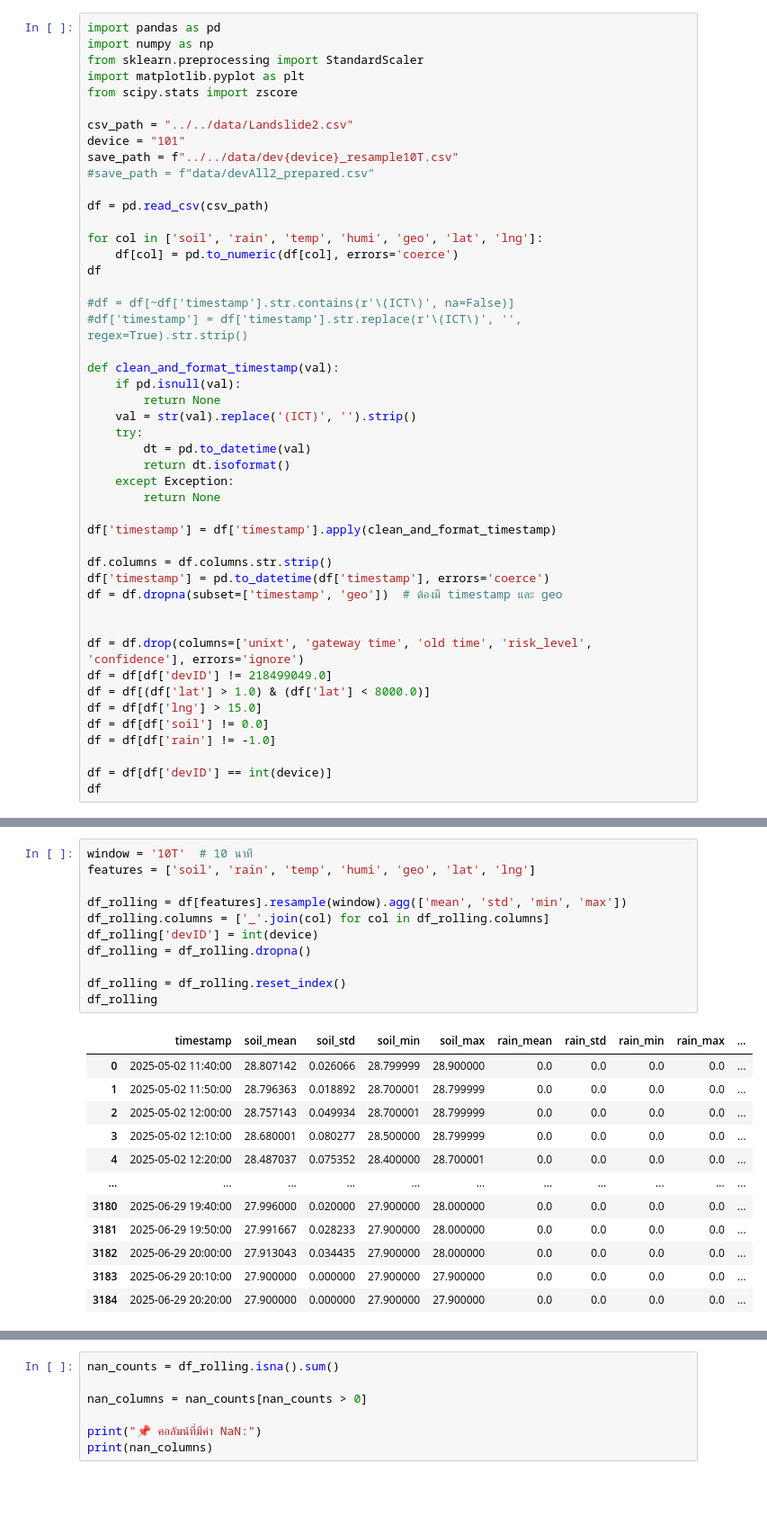
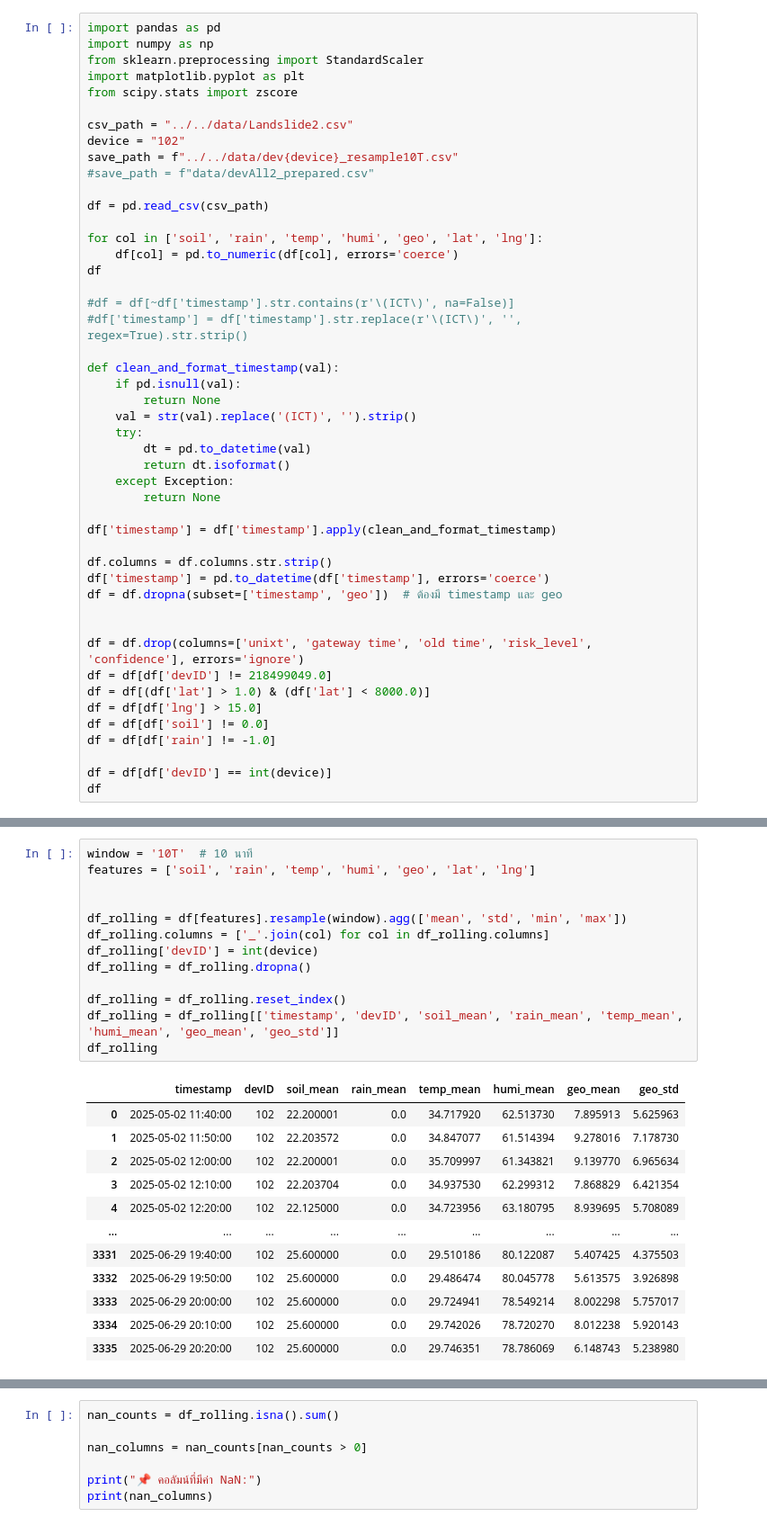
Before and after one commit to Ahmadaduwa/Landslide, a Jupyter notebook: models/LSTM_Autoencoders/DataCleaning.ipynb, the cells around one changed output, grey strips where cells are left out. Shown at 90% size. Cells and saved outputs as stored; diff of their text form; blank space fills up the shorter version.

```diff
--- a/models/LSTM_Autoencoders/DataCleaning.ipynb
+++ b/models/LSTM_Autoencoders/DataCleaning.ipynb
@@ -6,7 +6,7 @@ import matplotlib.pyplot as plt
 from scipy.stats import zscore
 
 csv_path = "../../data/Landslide2.csv"
-device = "101"
+device = "102"
 save_path = f"../../data/dev{device}_resample10T.csv"
 #save_path = f"data/devAll2_prepared.csv"
 
@@ -97,24 +97,26 @@ df
 # %%
 window = '10T'  # 10 นาที
 features = ['soil', 'rain', 'temp', 'humi', 'geo', 'lat', 'lng']
+
 
 df_rolling = df[features].resample(window).agg(['mean', 'std', 'min', 'max'])
 df_rolling.columns = ['_'.join(col) for col in df_rolling.columns]
 df_rolling['devID'] = int(device)
 df_rolling = df_rolling.dropna()
 
 df_rolling = df_rolling.reset_index()
+df_rolling = df_rolling[['timestamp', 'devID', 'soil_mean', 'rain_mean', 'temp_mean', 'humi_mean', 'geo_mean', 'geo_std']]
 df_rolling
 # %% [output]
-|  | timestamp | soil_mean | soil_std | soil_min | soil_max | rain_mean | rain_std | rain_min | rain_max | ... |
-| 0 | 2025-05-02 11:40:00 | 28.807142 | 0.026066 | 28.799999 | 28.900000 | 0.0 | 0.0 | 0.0 | 0.0 | ... |
-| 1 | 2025-05-02 11:50:00 | 28.796363 | 0.018892 | 28.700001 | 28.799999 | 0.0 | 0.0 | 0.0 | 0.0 | ... |
-| 2 | 2025-05-02 12:00:00 | 28.757143 | 0.049934 | 28.700001 | 28.799999 | 0.0 | 0.0 | 0.0 | 0.0 | ... |
-| 3 | 2025-05-02 12:10:00 | 28.680001 | 0.080277 | 28.500000 | 28.799999 | 0.0 | 0.0 | 0.0 | 0.0 | ... |
-| 4 | 2025-05-02 12:20:00 | 28.487037 | 0.075352 | 28.400000 | 28.700001 | 0.0 | 0.0 | 0.0 | 0.0 | ... |
-| ... | ... | ... | ... | ... | ... | ... | ... | ... | ... | ... |
-| 3180 | 2025-06-29 19:40:00 | 27.996000 | 0.020000 | 27.900000 | 28.000000 | 0.0 | 0.0 | 0.0 | 0.0 | ... |
-| 3181 | 2025-06-29 19:50:00 | 27.991667 | 0.028233 | 27.900000 | 28.000000 | 0.0 | 0.0 | 0.0 | 0.0 | ... |
-| 3182 | 2025-06-29 20:00:00 | 27.913043 | 0.034435 | 27.900000 | 28.000000 | 0.0 | 0.0 | 0.0 | 0.0 | ... |
-| 3183 | 2025-06-29 20:10:00 | 27.900000 | 0.000000 | 27.900000 | 27.900000 | 0.0 | 0.0 | 0.0 | 0.0 | ... |
-| 3184 | 2025-06-29 20:20:00 | 27.900000 | 0.000000 | 27.900000 | 27.900000 | 0.0 | 0.0 | 0.0 | 0.0 | ... |
+|  | timestamp | devID | soil_mean | rain_mean | temp_mean | humi_mean | geo_mean | geo_std |
+| 0 | 2025-05-02 11:40:00 | 102 | 22.200001 | 0.0 | 34.717920 | 62.513730 | 7.895913 | 5.625963 |
+| 1 | 2025-05-02 11:50:00 | 102 | 22.203572 | 0.0 | 34.847077 | 61.514394 | 9.278016 | 7.178730 |
+| 2 | 2025-05-02 12:00:00 | 102 | 22.200001 | 0.0 | 35.709997 | 61.343821 | 9.139770 | 6.965634 |
+| 3 | 2025-05-02 12:10:00 | 102 | 22.203704 | 0.0 | 34.937530 | 62.299312 | 7.868829 | 6.421354 |
+| 4 | 2025-05-02 12:20:00 | 102 | 22.125000 | 0.0 | 34.723956 | 63.180795 | 8.939695 | 5.708089 |
+| ... | ... | ... | ... | ... | ... | ... | ... | ... |
+| 3331 | 2025-06-29 19:40:00 | 102 | 25.600000 | 0.0 | 29.510186 | 80.122087 | 5.407425 | 4.375503 |
+| 3332 | 2025-06-29 19:50:00 | 102 | 25.600000 | 0.0 | 29.486474 | 80.045778 | 5.613575 | 3.926898 |
+| 3333 | 2025-06-29 20:00:00 | 102 | 25.600000 | 0.0 | 29.724941 | 78.549214 | 8.002298 | 5.757017 |
+| 3334 | 2025-06-29 20:10:00 | 102 | 25.600000 | 0.0 | 29.742026 | 78.720270 | 8.012238 | 5.920143 |
+| 3335 | 2025-06-29 20:20:00 | 102 | 25.600000 | 0.0 | 29.746351 | 78.786069 | 6.148743 | 5.238980 |
```
Also changed, not shown: parts of 6 cells of this notebook, 15 other files.
